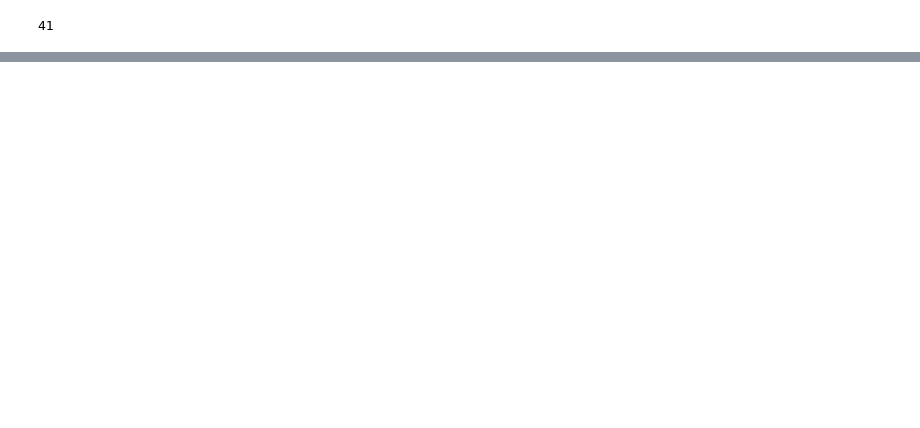
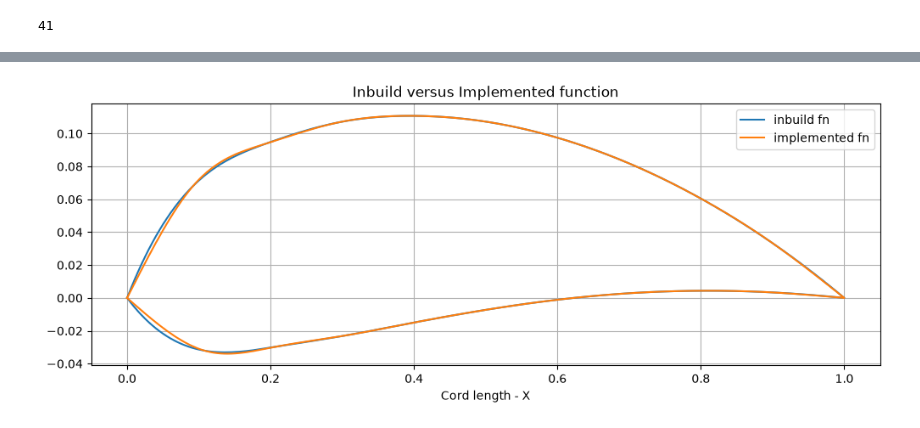
Before and after one commit to Aathi2165/AE801_2026, a Jupyter notebook: interpolation/Raguram_interpolation.ipynb, the cells around one changed output, grey strips where cells are left out. Cells and saved outputs as stored; diff of their text form; code cells hidden in the pictures; blank space fills up the shorter version.

```diff
--- a/interpolation/Raguram_interpolation.ipynb
+++ b/interpolation/Raguram_interpolation.ipynb
@@ -617,0 +677,38 @@ mp.show()
+# %%
+from scipy.interpolate import CubicSpline, interp1d
+
+
+x1 = np.array([X[0],X[20],X[40],X[60],X[80],X[100],X[120],X[140],X[160],X[180],X[200]])
+y1 = np.array([Y[0],Y[20],Y[40],Y[60],Y[80],Y[100],Y[120],Y[140],Y[160],Y[180],Y[200]])
+
+
+x2 = np.array([x_l[0], x_l[20], x_l[40], x_l[60], x_l[80], x_l[100],x_l[120], x_l[140], x_l[160], x_l[180], x_l[200]])
+y2 = np.array([y_l[0], y_l[20], y_l[40], y_l[60], y_l[80], y_l[100],y_l[120], y_l[140], y_l[160], y_l[180], y_l[200]])
+
+cs1 = CubicSpline(x1,y1)
+cs2 = CubicSpline(x2,y2)
+
+x_up  = np.linspace(0,1,200)
+y_up  = cs1(x_up)
+
+x_low = np.linspace(0,1,200)
+y_low = cs2(x_low)
+
+x_low = np.flip(x_low)
+y_low = np.flip(y_low)
+
+X_s  = np.concatenate([x_up,x_low])
+Y_s  = np.concatenate([y_up,y_low])
+
+mp.figure(figsize=(12, 4))
+# mp.plot(x_up,y_up)
+# mp.plot(x_low,y_low)
+mp.plot(X_s,Y_s,label='inbuild fn')
+mp.plot(x_airfoil,y_airfoil3,label='implemented fn')
+mp.title('Inbuild versus Implemented function')
+mp.xlabel('Cord length - X')
+mp.legend()
+mp.grid()
+mp.show()
+# %% [output]
+[figure, added]
```
Also changed, not shown: parts of 19 cells of this notebook.
